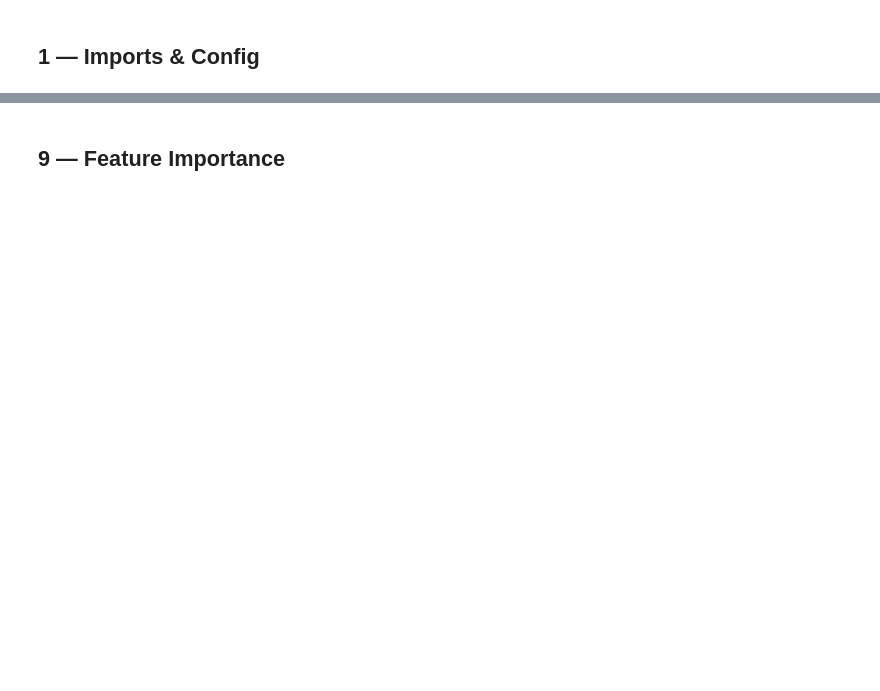
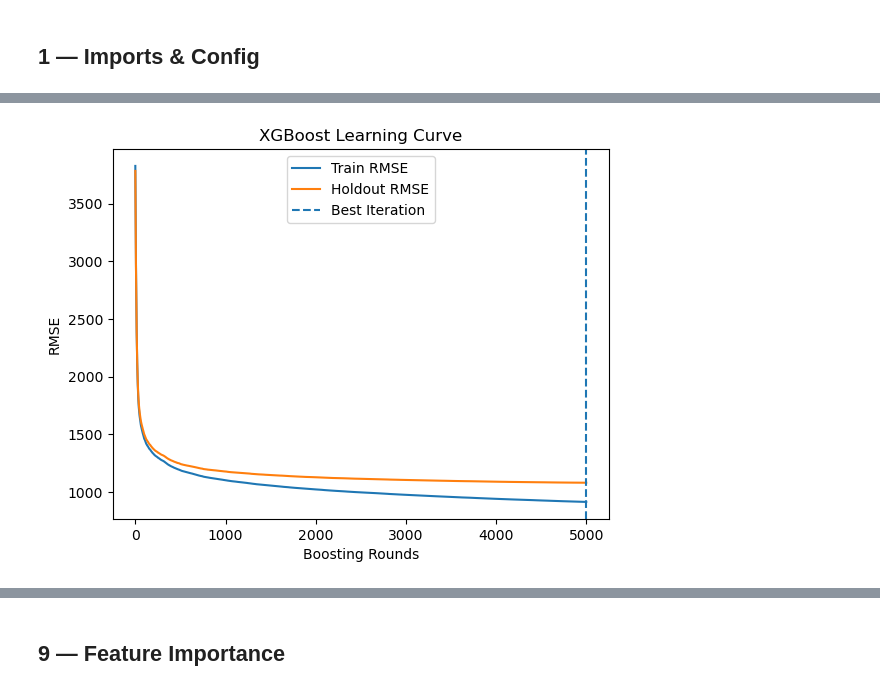
Before and after one commit to FlowSync-FS/FlowSync-ML-and-Agents, a Jupyter notebook: ml/models/demand_forecaster.ipynb, the cells around one changed output, grey strips where cells are left out. Saved outputs shown, nothing was run; the diff lists cells and outputs as text; code cells hidden in the pictures; blank space fills up the shorter version.

```diff
--- a/ml/models/demand_forecaster.ipynb
+++ b/ml/models/demand_forecaster.ipynb
@@ -216,10 +92,0 @@ Best num_boost_round: 500  CV RMSE: 1355.9512
-# %%
-model = xgb.train(
-    CV_PARAMS,
-    dtrain,
-    num_boost_round=best_n + 50,
-    evals=[(dtrain, 'train'), (dtest, 'eval')],
-    early_stopping_rounds=20,
-    verbose_eval=50,
-)
-print(f'Best iteration: {model.best_iteration}  Best score: {model.best_score:.4f}')
@@ -239,0 +406,80 @@ Best iteration: 549  Best score: 1344.3691
+# %%
+# -------------------------------
+# Final Train + Holdout Evaluation + Learning Curves
+# -------------------------------
+
+import matplotlib.pyplot as plt
+
+# Prepare final train/test split
+final_tr_mask = ho_tr | is_other
+final_te_mask = ho_te
+
+X_train_final = X.loc[final_tr_mask]
+y_train_final = y.loc[final_tr_mask]
+X_test_final  = X.loc[final_te_mask]
+y_test_final  = y.loc[final_te_mask]
+
+print(f'Final train : {len(X_train_final):,} rows '
+      f'(Rossmann ≤ {HOLDOUT_TRAIN_END} + supplementary datasets)')
+print(f'Holdout test: {len(X_test_final):,} rows '
+      f'(Rossmann {HOLDOUT_TEST_START} → {HOLDOUT_TEST_END})')
+
+# DMatrix
+dtrain_final = xgb.DMatrix(X_train_final, label=y_train_final)
+dtest_final  = xgb.DMatrix(X_test_final,  label=y_test_final)
+
+# -------------------------------
+# 🔧 UPDATED PARAMS (IMPORTANT CHANGE)
+# -------------------------------
+FINAL_PARAMS = CV_PARAMS.copy()
+FINAL_PARAMS['learning_rate'] = 0.05   # back to original — more stable
+
+model = xgb.train(
+    params=FINAL_PARAMS,
+    dtrain=dtrain_final,
+    num_boost_round=5000,          # enough headroom
+    evals=[(dtrain_final, 'train'), (dtest_final, 'holdout')],
+    early_stopping_rounds=50,      # will actually trigger this time
+    evals_result=evals_result,
+    verbose_eval=200,
+)
+
+print(f'\nBest iteration : {model.best_iteration}')
+print(f'Best score     : {model.best_score:.4f}')
+
+
+# -------------------------------
+# Plot Learning Curves
+# -------------------------------
+train_rmse = evals_result['train']['rmse']
+val_rmse   = evals_result['holdout']['rmse']
+
+plt.figure()
+plt.plot(train_rmse, label='Train RMSE')
+plt.plot(val_rmse, label='Holdout RMSE')
+
+plt.axvline(model.best_iteration, linestyle='--', label='Best Iteration')
+
+plt.xlabel('Boosting Rounds')
+plt.ylabel('RMSE')
+plt.title('XGBoost Learning Curve')
+plt.legend()
+
+plt.show()
+
+
+# -------------------------------
+# Final Evaluation (MAPE)
+# -------------------------------
+y_pred = np.clip(model.predict(dtest_final), 0, None)
+
+mask = y_test_final > 0
+mape = mean_absolute_percentage_error(
+    y_test_final[mask],
+    y_pred[mask]
+)
+
+print(f'\nFinal Holdout MAPE : {mape:.4f} ({mape:.2%})')
+print(f'Target             : <= {MAPE_TARGET:.0%}')
+print(f'Result             : {"PASS" if mape <= MAPE_TARGET else "FAIL"}')
+# %% [output]
@@ -239,0 +503 @@ Best iteration: 549  Best score: 1344.3691
+[figure, added]
```
Also changed, not shown: parts of 34 cells of this notebook, 7 other files.
